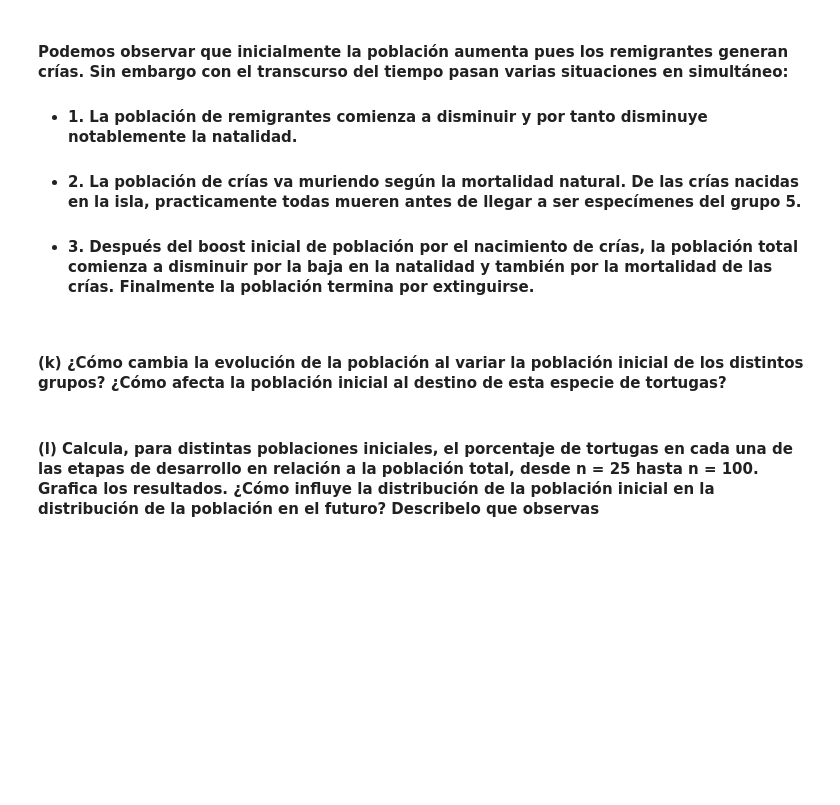
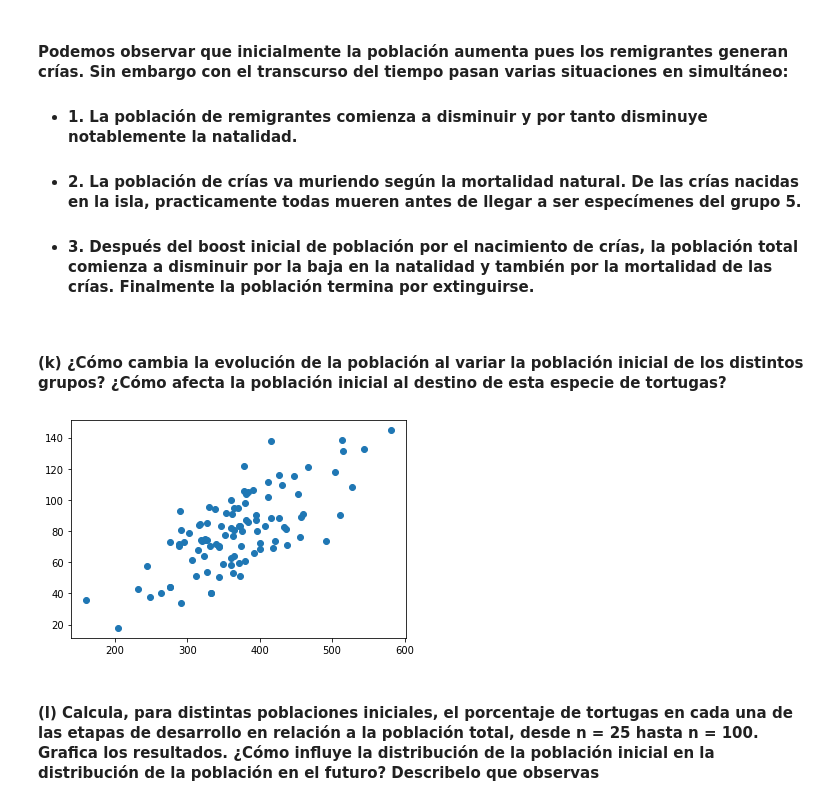
Before and after one commit to JZapataMA/Proyecto-2-ALCD, a Jupyter notebook: Proyecto_2.ipynb, the cells around one changed output. Saved outputs shown, nothing was run; the diff lists cells and outputs as text; code cells hidden in the pictures; blank space fills up the shorter version.

```diff
--- a/Proyecto_2.ipynb
+++ b/Proyecto_2.ipynb
@@ -47,6 +47,8 @@ for alp in alpha:
         lista_res.append((vector_poblacion[1], vector_poblacion[2]))
     #Guardar los resultados para cada año (población total)
     dict_resultados[alp] = [x[0] + x[1] for x in lista_res]
+    if alp == alpha[0]:
+        print(lista_res)
 
 #Se genera el gráfico
 fig = plt.figure(figsize = (15, 15))
@@ -351,2 +377,31 @@ Text(0, 0.5, 'Poblacion')
+# %%
+valores = [0, 0, 0, 0, 0, 0, 0]
+vector_tortugas = mt.Vec({1, 2, 3, 4, 5, 6, 7}, dict() )
+for a in range(len(valores)):
+    vector_tortugas[a + 1] = valores[a]
+in_1 = poblacion_tortugas(vector_tortugas, A, False)
+lista_resultados.append((vector_tortugas, in_1[-1]))
+# %%
+def key_sort(tupla):
+    return tupla[1]
+
+lista_resultados = []
+for num in range(101):
+    valores = [randint(0, 100) for x in range(7)]
+    vector_tortugas = mt.Vec({1, 2, 3, 4, 5, 6, 7}, dict() )
+    for a in range(len(valores)):
+        vector_tortugas[a + 1] = valores[a]
+    in_1 = poblacion_tortugas(vector_tortugas, A, False)
+    lista_resultados.append((vector_tortugas, in_1[-1]))
+# lista_resultados.sort(key=key_sort, reverse=True)
+# %%
+
+lista_res_pob_aleatoria = [ np.array(list(x[0].f.values())).sum() for x in lista_resultados ]
+lista_res_pob_final_aleatoria = [ x[1] for x in lista_resultados]
+
+plt.scatter(lista_res_pob_aleatoria, lista_res_pob_final_aleatoria)
+plt.show()
+# %% [output]
+[figure, added]
 # %% [markdown]
 #### (l) Calcula, para distintas poblaciones iniciales, el porcentaje de tortugas en cada una de las etapas de desarrollo en relación a la población total, desde n = 25 hasta n = 100. Grafica los resultados. ¿Cómo influye la distribución de la población inicial en la distribución de la población en el futuro? Describelo que observas
```
Also changed, not shown: parts of 4 cells of this notebook.
